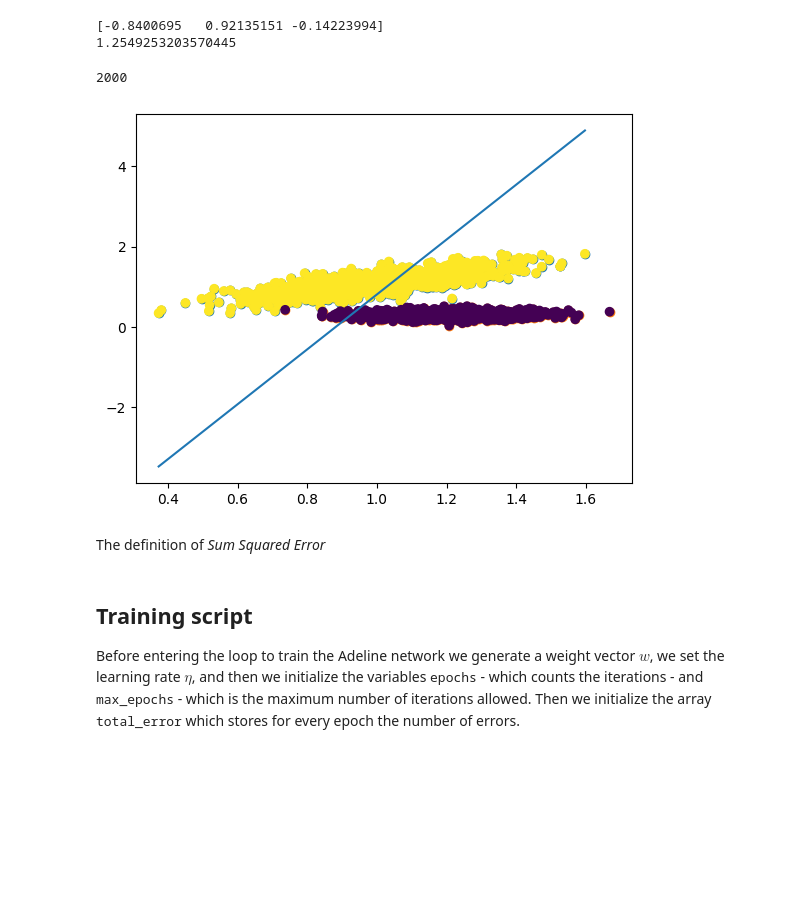
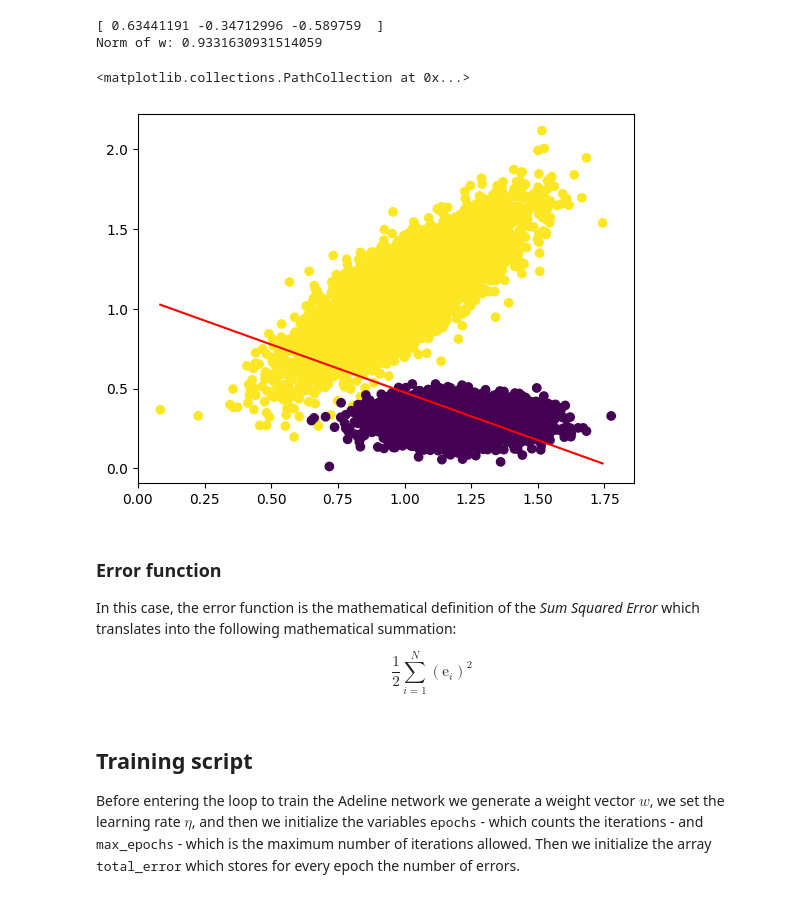
Before and after one commit to imAlessas/machine-learning, a Jupyter notebook: algorithms/gradient-descent/GD-adaline.ipynb, the cells around one changed output. Saved outputs shown, nothing was run; the diff lists cells and outputs as text; code cells hidden in the pictures; blank space fills up the shorter version.

```diff
--- a/algorithms/gradient-descent/GD-adaline.ipynb
+++ b/algorithms/gradient-descent/GD-adaline.ipynb
@@ -10,52 +16,68 @@ import matplotlib.pyplot as plt
 #np.random.seed(22)
 
 # generate N points per class
-N = 1000
+N = 5000
 
+# first components of X1 and X2
 X1_1 = 2 * np.random.normal(loc=0.5, scale=0.1, size=N)
 X2_1 = X1_1 + np.random.normal(loc = 0, scale = 0.15, size=N) + 0.1
+
 # generate labels
 Y1 = np.ones(N)
 
+# second components of X1 and X2
 X1_2 = 2 * np.random.normal(loc=0.6, scale=0.07, size=N)
 X2_2 = np.random.normal(loc=0.6, scale=0.07, size=N) - 0.3 #X1 * 2 + np.random.normal(loc = 0, scale = 0.1, size=N)
+
 # generate labels
 Y2 = -np.ones(N)
 
-plt.scatter(X1_1, X2_1)
-plt.scatter(X1_2, X2_2)
+# plots the components
+# plt.scatter(X1_1, X2_1)
+# plt.scatter(X1_2, X2_2)
 
-# generate w_0,....,w_n
+# generates weight vector w_0,....,w_n
 w = np.random.uniform(low=-1,size=3)
 #w = w / np.linalg.norm(w)
 
 print(w)
-print(np.linalg.norm(w))
+print("Norm of w: " + str(np.linalg.norm(w)))
 
-plt.plot([np.min(X1_1), np.max(X1_1)], [np.min(X1_1) * (-w[1]/w[2]) - w[0]/w[2], np.max(X1_2) * (-w[1]/w[2]) - w[0]/w[2]])
+# Plots the hyperplane
+plt.plot([np.min(X1_1), np.max(X1_1)],
+        [np.min(X1_1) * (-w[1]/w[2]) - w[0]/w[2], np.max(X1_2) * (-w[1]/w[2]) - w[0]/w[2]],
+        color = 'red')
+
 
 # generate coordinate X0
 X0 = np.ones(N * 2)
 #X0 = X0[:, np.newaxis]
 
+#  creates the final set of point X1 and X2
 X1 = np.concatenate((X1_1, X1_2))
 X2 = np.concatenate((X2_1, X2_2))
 
 X = np.stack((X0, X1, X2), axis=1)
 
 y = np.concatenate((Y1, Y2))
 
 #X = np.hstack((X0, np.vstack((X1, X2))))
 plt.scatter(X[:, 1], X[:, 2], c=y)
 
-y.shape[0]
+# y.shape[0]
 # %% [output]
-[-0.8400695   0.92135151 -0.14223994]
-1.2549253203570445
+[ 0.63441191 -0.34712996 -0.589759  ]
+Norm of w: 0.9331630931514059
-2000
+<matplotlib.collections.PathCollection at 0x...>
-[figure, old version]
+[figure, new version]
-# %% [markdown]
-The definition of _Sum Squared Error_
+# %% [markdown]
+### Error function
+
+In this case, the error function is the mathematical definition of the _Sum Squared Error_ which translates into the following mathematical summation:
+
+$$
+    \frac{1}{2}\sum_{i = 1}^N(\text{e}_i)^2
+$$
 # %%
 def error_sse(errors):
     error = np.sum(np.square(errors)) / 2
```
Also changed, not shown: parts of 6 cells of this notebook.
